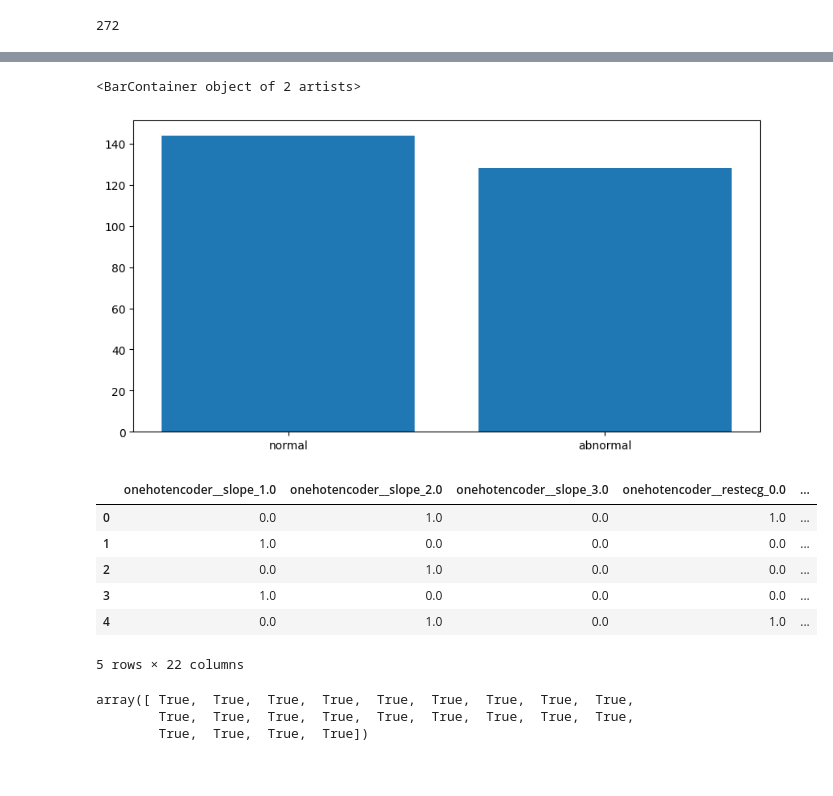
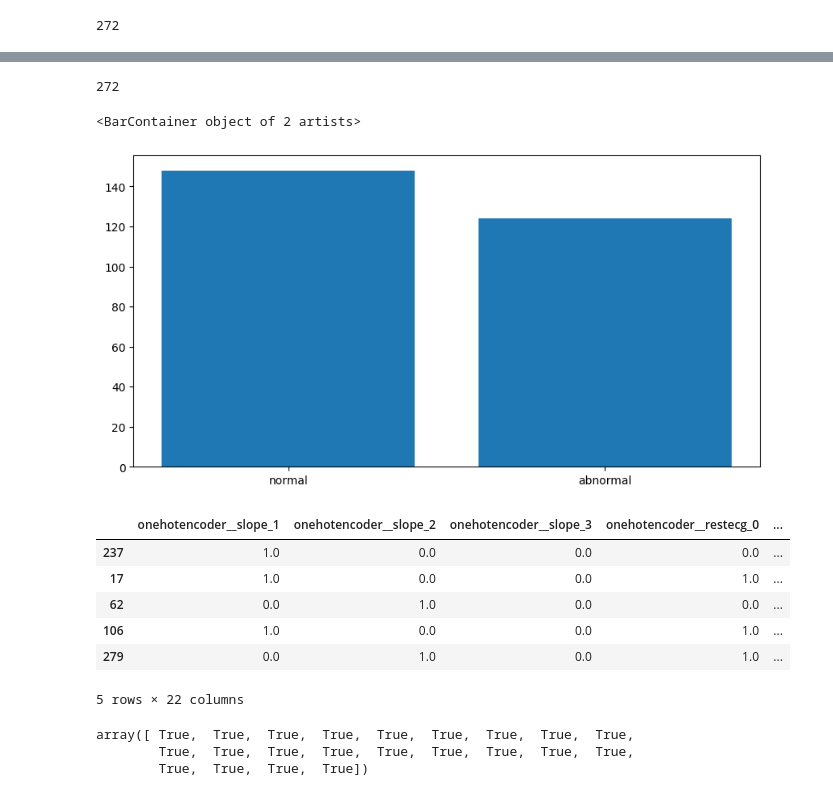
Before and after one commit to alyraafat/Machine-Learning-Applications, a Jupyter notebook: Disease Prediction from Medical Data/Heart_Disease_Prediction.ipynb, the cells around one changed output, grey strips where cells are left out. Saved outputs shown, nothing was run; the diff lists cells and outputs as text; code cells hidden in the pictures.

```diff
--- a/Disease Prediction from Medical Data/Heart_Disease_Prediction.ipynb
+++ b/Disease Prediction from Medical Data/Heart_Disease_Prediction.ipynb
@@ -372,7 +492,8 @@ plt.bar(X_copy.columns[:len(lda.explained_variance_ratio_)],lda.explained_varian
 # %%
-knnImp = KNNImputer(weights="distance")
+# knnImp = KNNImputer(weights="distance")
 categorical_columns = ["slope", "restecg", "cp","thal"]
 numeric_columns = ["age","trestbps","chol","thalach","oldpeak","ca"]
+knnImp = CustomKNNImputer(categorical_features=categorical_columns)
 
 # Define the column transformer
 column_transformer = make_column_transformer(
@@ -384,8 +505,7 @@ column_transformer = make_column_transformer(
 def convert_to_pd_after_imp(np_arr):
     return pd.DataFrame(np_arr,columns=X.columns)
 my_transformer = FunctionTransformer(convert_to_pd_after_imp)
-y_train.loc[:,'num'] = y_train['num'].apply(lambda x: 1 if x in [1, 2, 3, 4] else 0)
-# Create the preprocessing pipeline
+
 data_preprocess_pipeline = make_pipeline(
     knnImp,
     my_transformer,
@@ -411,6 +532,6 @@ Pipeline(steps=[('knnimputer', KNNImputer(weights='distance')),
 X_transformed = data_preprocess_pipeline.fit_transform(X_train)
 transformed_feature_names = data_preprocess_pipeline.named_steps['columntransformer'].get_feature_names_out()
 print(transformed_feature_names)
-X_transformed_train = pd.DataFrame(X_transformed,columns=transformed_feature_names)
+X_transformed_train = pd.DataFrame(X_transformed,index=X_train.index,columns=transformed_feature_names)
 X_transformed_train.head()
 # %% [output]
@@ -443,9 +596,3 @@ Name: count, dtype: int64
 len(X_transformed_train)
 # %% [output]
 272
-# %%
-
-
-X_transformed_train.drop(X_transformed_train[X_transformed_train['onehotencoder__thal_3.6372673915075318'] == 1].index, inplace=True)
-X_transformed_train.drop(X_transformed_train[X_transformed_train['onehotencoder__thal_5.24518614755498'] == 1].index, inplace=True)
-X_transformed_train = X_transformed_train.drop(['onehotencoder__thal_3.6372673915075318','onehotencoder__thal_5.24518614755498'],axis=1)
@@ -487,29 +634,33 @@ train_df.head()
+# %%
+len(y_train)
+# %% [output]
+272
 # %%
 plt.figure(figsize=(10,5))
 plt.bar(["normal","abnormal"],y_train.value_counts())
 # %% [output]
 <BarContainer object of 2 artists>
-[figure, old version]
+[figure, new version]
 # %%
 X_transformed_test = data_preprocess_pipeline.transform(X_test)
 transformed_feature_names_test = data_preprocess_pipeline.named_steps['columntransformer'].get_feature_names_out()
-X_transformed_test = pd.DataFrame(X_transformed_test,columns=transformed_feature_names_test)
+X_transformed_test = pd.DataFrame(X_transformed_test,index=X_test.index,columns=transformed_feature_names_test)
 
 missing_columns = set(X_transformed_train.columns) - set(X_transformed_test.columns)
 
 for column in missing_columns:
     X_transformed_test[column] = 0
 
 # Optionally, re-order the columns of X_transformed_test to match X_transformed_train
 X_transformed_test = X_transformed_test[X_transformed_train.columns]
 X_transformed_test.head()
 # %% [output]
-|  | onehotencoder__slope_1.0 | onehotencoder__slope_2.0 | onehotencoder__slope_3.0 | onehotencoder__restecg_0.0 | ... |
-| 0 | 0.0 | 1.0 | 0.0 | 1.0 | ... |
-| 1 | 1.0 | 0.0 | 0.0 | 0.0 | ... |
-| 2 | 0.0 | 1.0 | 0.0 | 0.0 | ... |
-| 3 | 1.0 | 0.0 | 0.0 | 0.0 | ... |
-| 4 | 0.0 | 1.0 | 0.0 | 1.0 | ... |
+|  | onehotencoder__slope_1 | onehotencoder__slope_2 | onehotencoder__slope_3 | onehotencoder__restecg_0 | ... |
+| 237 | 1.0 | 0.0 | 0.0 | 0.0 | ... |
+| 17 | 1.0 | 0.0 | 0.0 | 1.0 | ... |
+| 62 | 0.0 | 1.0 | 0.0 | 0.0 | ... |
+| 106 | 1.0 | 0.0 | 0.0 | 1.0 | ... |
+| 279 | 0.0 | 1.0 | 0.0 | 1.0 | ... |
 5 rows × 22 columns
 # %%
 X_transformed_test.columns==X_transformed_train.columns
```
Also changed, not shown: parts of 49 cells of this notebook.
